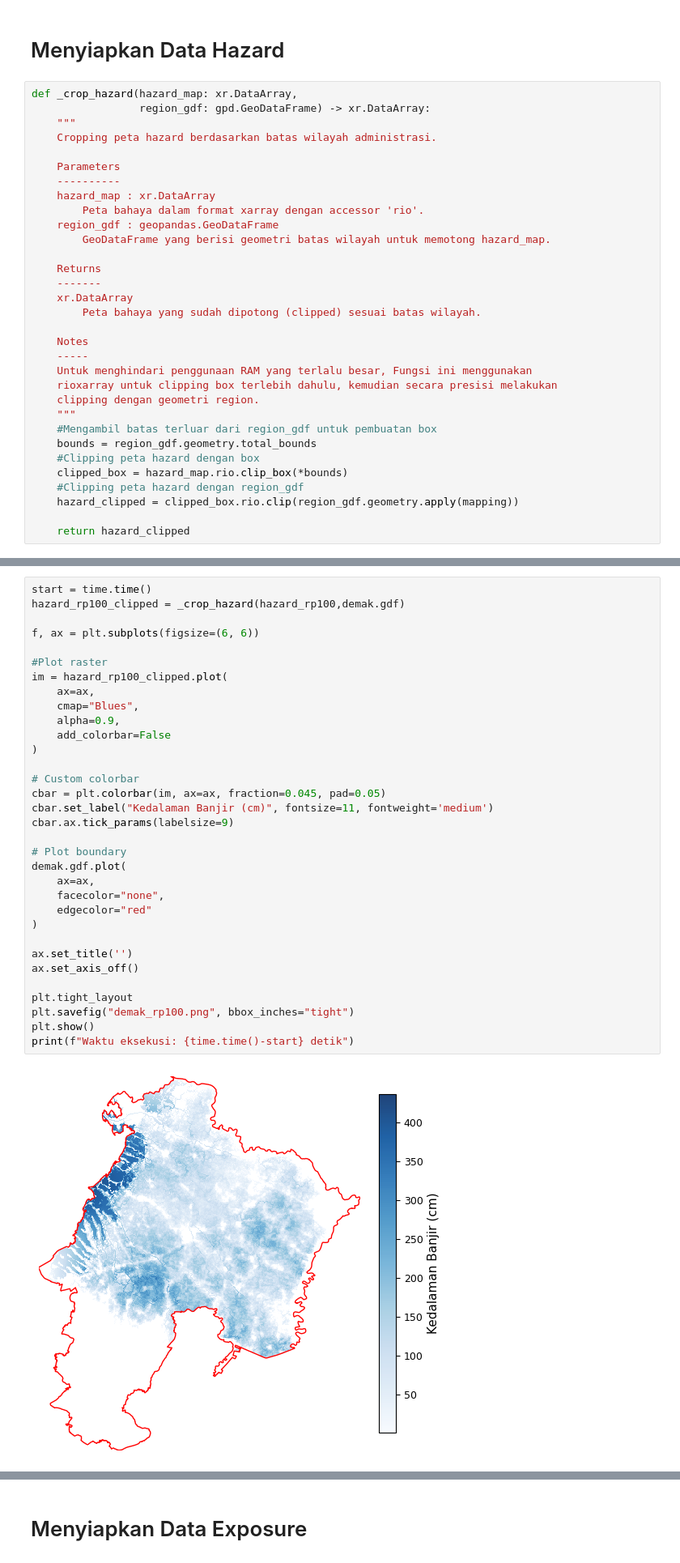
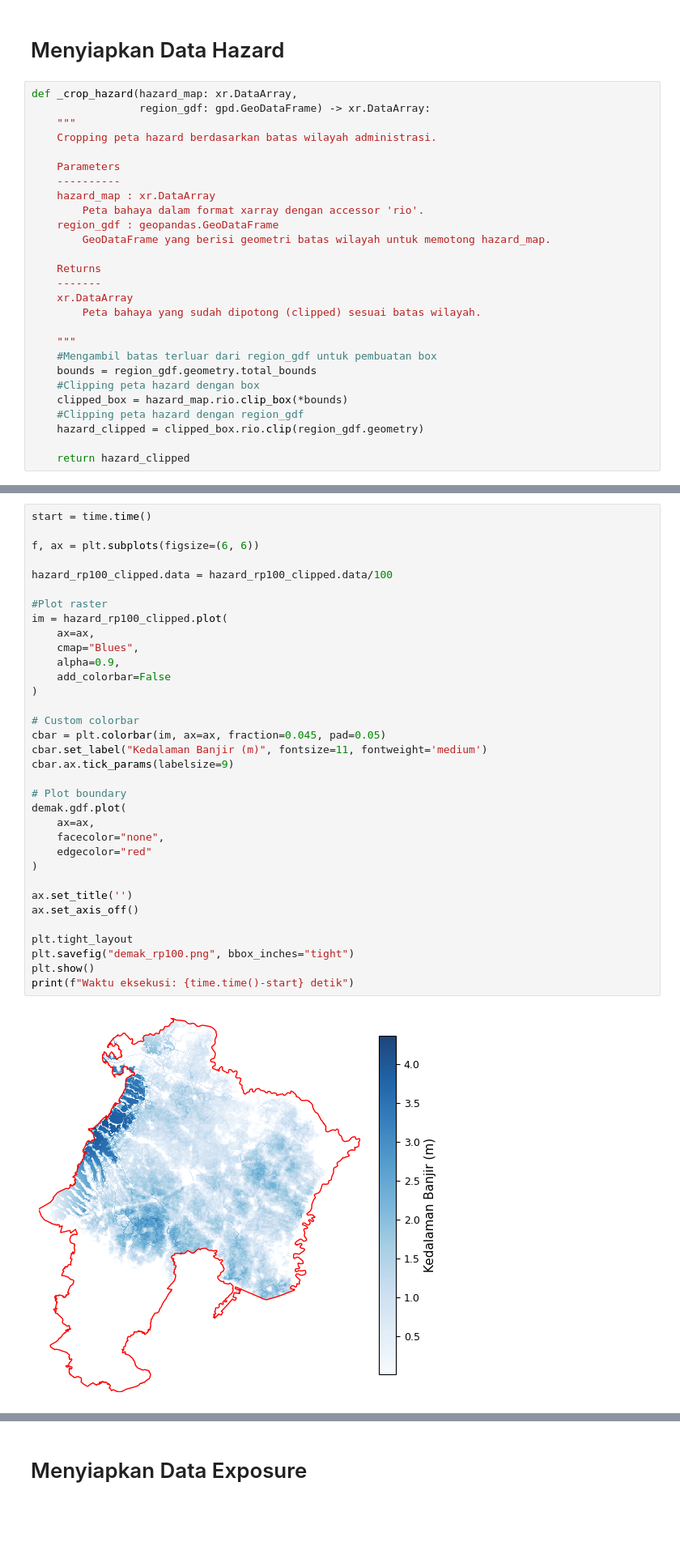
Before and after one commit to alzimnara/modul_praktikum, a Jupyter notebook: notebooks/Notebook_Bab_4.ipynb, the cells around one changed output, grey strips where cells are left out. Shown at 81% size. Drawn from its saved outputs; the diff is of its cells as text; blank space fills up the shorter version.

```diff
--- a/notebooks/Notebook_Bab_4.ipynb
+++ b/notebooks/Notebook_Bab_4.ipynb
@@ -219,18 +217,13 @@ def _crop_hazard(hazard_map: xr.DataArray,
     xr.DataArray
         Peta bahaya yang sudah dipotong (clipped) sesuai batas wilayah.
 
-    Notes
-    -----
-    Untuk menghindari penggunaan RAM yang terlalu besar, Fungsi ini menggunakan
-    rioxarray untuk clipping box terlebih dahulu, kemudian secara presisi melakukan
-    clipping dengan geometri region.
     """
     #Mengambil batas terluar dari region_gdf untuk pembuatan box
     bounds = region_gdf.geometry.total_bounds
     #Clipping peta hazard dengan box
     clipped_box = hazard_map.rio.clip_box(*bounds)
     #Clipping peta hazard dengan region_gdf
-    hazard_clipped = clipped_box.rio.clip(region_gdf.geometry.apply(mapping))
+    hazard_clipped = clipped_box.rio.clip(region_gdf.geometry)
 
     return hazard_clipped
 # %%
@@ -245,36 +241,37 @@ demak.gdf crs:  epsg:4326
 hazard crs:  EPSG:4326
 # %%
 start = time.time()
-hazard_rp100_clipped = _crop_hazard(hazard_rp100,demak.gdf)
 
 f, ax = plt.subplots(figsize=(6, 6))
+
+hazard_rp100_clipped.data = hazard_rp100_clipped.data/100
 
 #Plot raster
 im = hazard_rp100_clipped.plot(
     ax=ax,
     cmap="Blues",
     alpha=0.9,
     add_colorbar=False
 )
 
 # Custom colorbar
 cbar = plt.colorbar(im, ax=ax, fraction=0.045, pad=0.05)
-cbar.set_label("Kedalaman Banjir (cm)", fontsize=11, fontweight='medium')
+cbar.set_label("Kedalaman Banjir (m)", fontsize=11, fontweight='medium')
 cbar.ax.tick_params(labelsize=9)
 
 # Plot boundary
 demak.gdf.plot(
     ax=ax,
     facecolor="none",
     edgecolor="red"
 )
 
 ax.set_title('')
 ax.set_axis_off()
 
 plt.tight_layout
 plt.savefig("demak_rp100.png", bbox_inches="tight")
 plt.show()
 print(f"Waktu eksekusi: {time.time()-start} detik")
 # %% [output]
-[figure, old version]
+[figure, new version]
```
Also changed, not shown: parts of 21 cells of this notebook.
